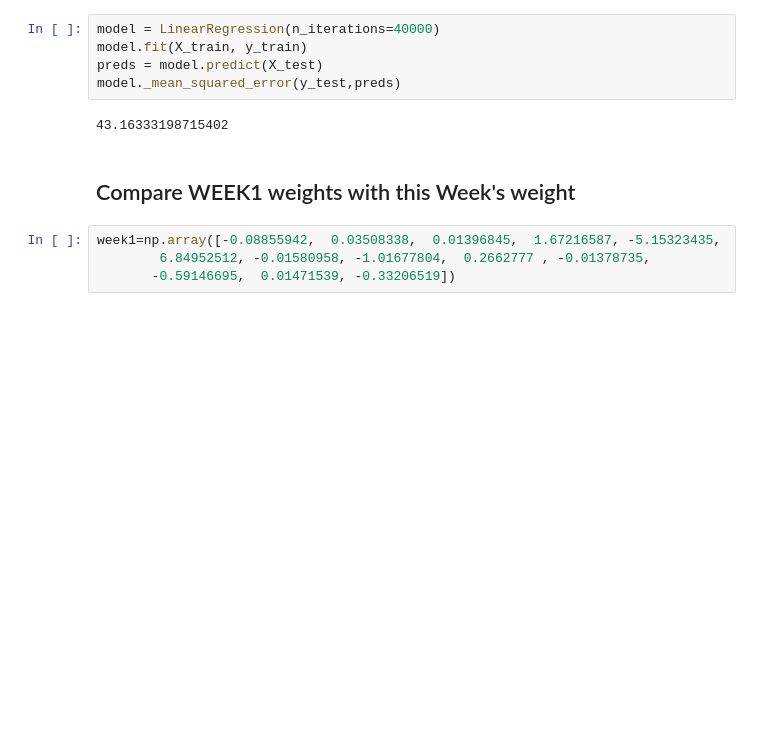
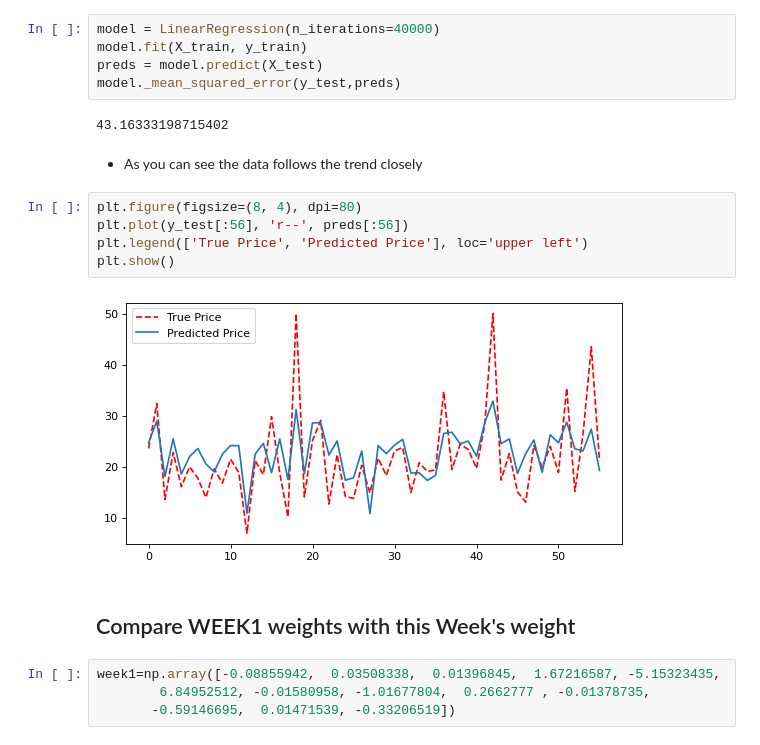
Before and after one commit to proflamyt/melo-dataset, a Jupyter notebook: new/assignment2.ipynb, the cells around one changed output. Cells and saved outputs as stored; diff of their text form; blank space fills up the shorter version.

```diff
--- a/new/assignment2.ipynb
+++ b/new/assignment2.ipynb
@@ -154,6 +175,15 @@ preds = model.predict(X_test)
 model._mean_squared_error(y_test,preds)
 # %% [output]
 43.16333198715402
+# %% [markdown]
+* As you can see the data follows the trend closely
+# %%
+plt.figure(figsize=(8, 4), dpi=80)
+plt.plot(y_test[:56], 'r--', preds[:56])
+plt.legend(['True Price', 'Predicted Price'], loc='upper left')
+plt.show()
+# %% [output]
+[figure, added]
 # %% [markdown]
 ## Compare WEEK1 weights with this Week's weight
 # %%
```
Also changed, not shown: parts of 5 cells of this notebook.
